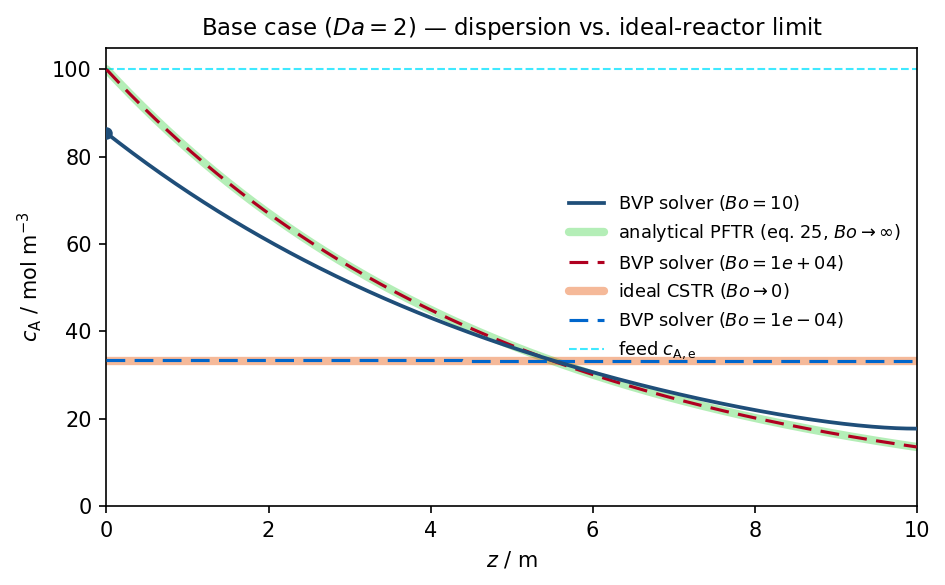
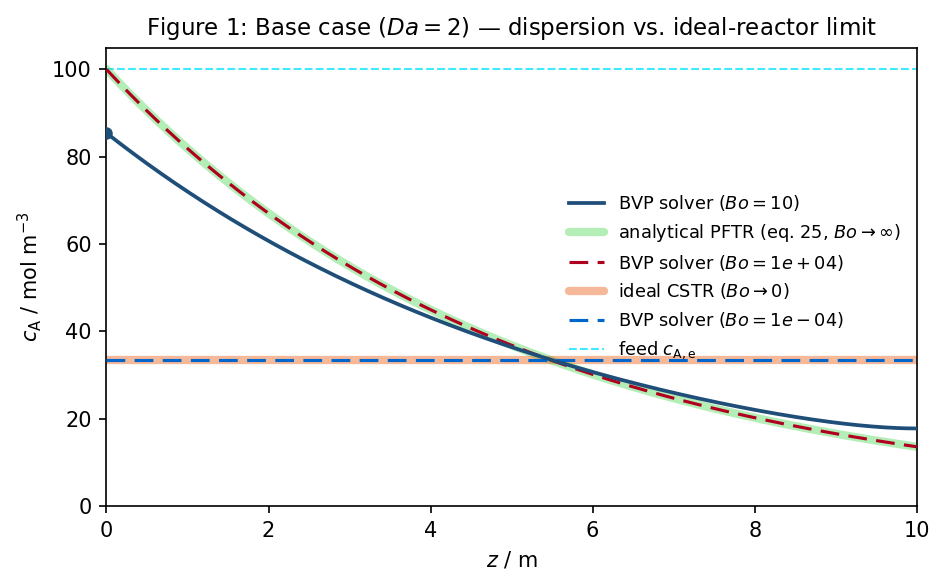
Unified diff of the notebook cell whose output changed from the first chart to the second:
--- before
+++ after
@@ -56,6 +56,6 @@
 ax.set_ylabel(r"$c_\mathrm{A}$ / mol m$^{-3}$")
 ax.set_xlim(0, L)
-ax.set_ylim(0, c_A_in * 1.05)
-ax.set_title(rf"Base case ($Da = {Da:.0f}$) — dispersion vs. ideal-reactor limit", fontsize=11)
+ax.set_ylim(-0.05, c_A_in * 1.05)
+ax.set_title(rf"Figure 1: Base case ($Da = {Da:.0f}$) — dispersion vs. ideal-reactor limit", fontsize=11)
 ax.legend(frameon=False, fontsize=8.5, loc="right")
 fig.tight_layout()

Commit: Begun writing the discussion